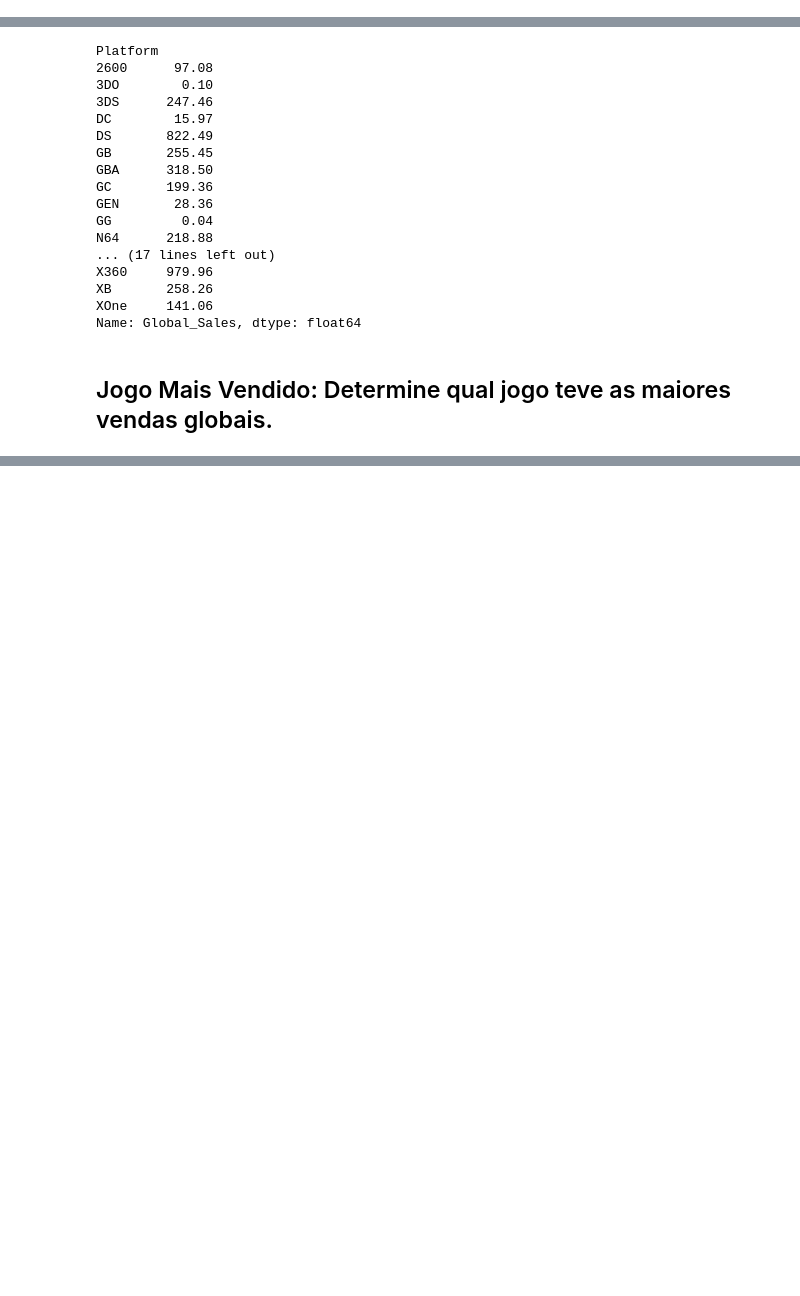
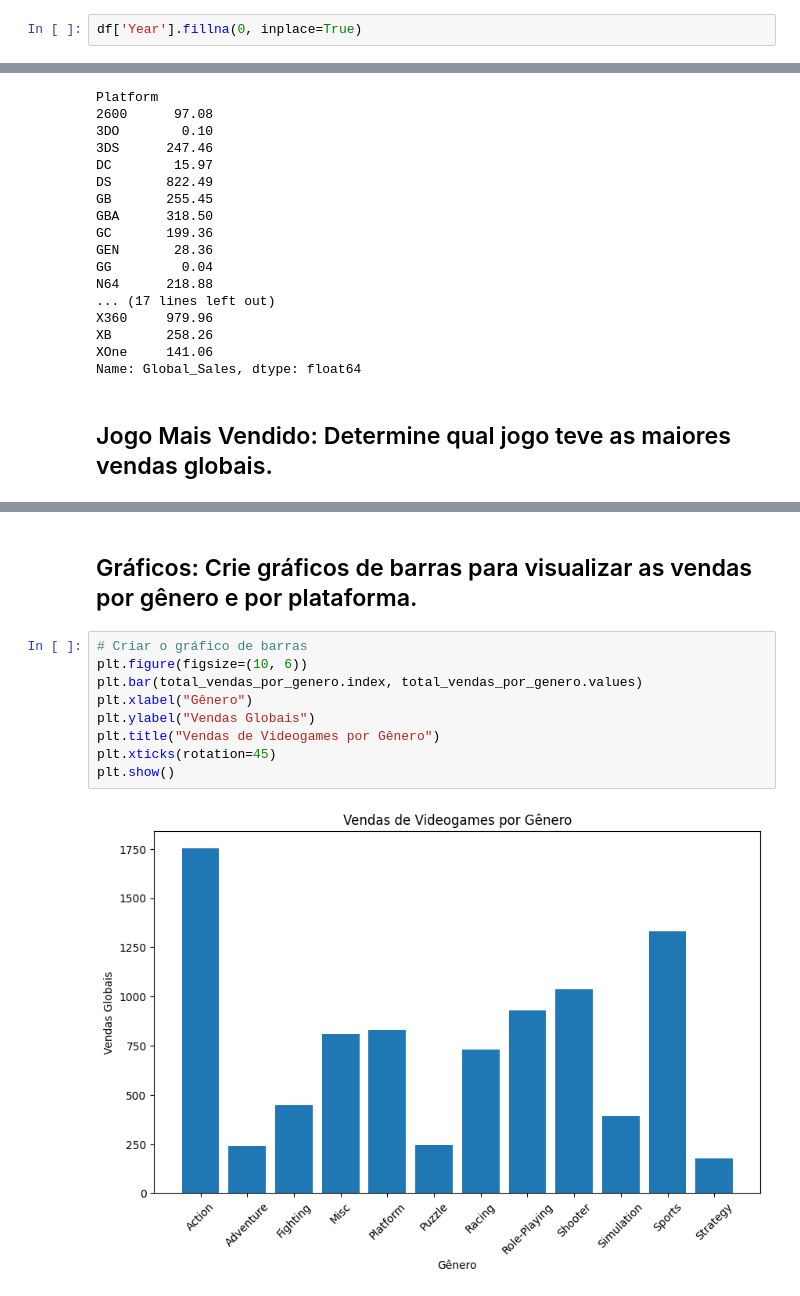
Before and after one commit to nwldo/Analise_de_dados, a Jupyter notebook: Vendas de Videogames/vendas_de_videogames.ipynb, the cells around one changed output, grey strips where cells are left out. Drawn from its saved outputs; the diff is of its cells as text; blank space fills up the shorter version.

```diff
--- a/Vendas de Videogames/vendas_de_videogames.ipynb
+++ b/Vendas de Videogames/vendas_de_videogames.ipynb
@@ -87,3 +88,5 @@ Global_Sales      0
 dtype: int64
 # %% [markdown]
 #### A coluna "Year" tem 271 linhas com dados nulos
+# %%
+df['Year'].fillna(0, inplace=True)
@@ -170,0 +181,13 @@ Name: Name, Length: 16598, dtype: object
+# %% [markdown]
+## Gráficos: Crie gráficos de barras para visualizar as vendas por gênero e por plataforma.
+# %%
+# Criar o gráfico de barras
+plt.figure(figsize=(10, 6))
+plt.bar(total_vendas_por_genero.index, total_vendas_por_genero.values)
+plt.xlabel("Gênero")
+plt.ylabel("Vendas Globais")
+plt.title("Vendas de Videogames por Gênero")
+plt.xticks(rotation=45)
+plt.show()
+# %% [output]
+[figure, added]
```
Also changed, not shown: parts of 9 cells of this notebook.
